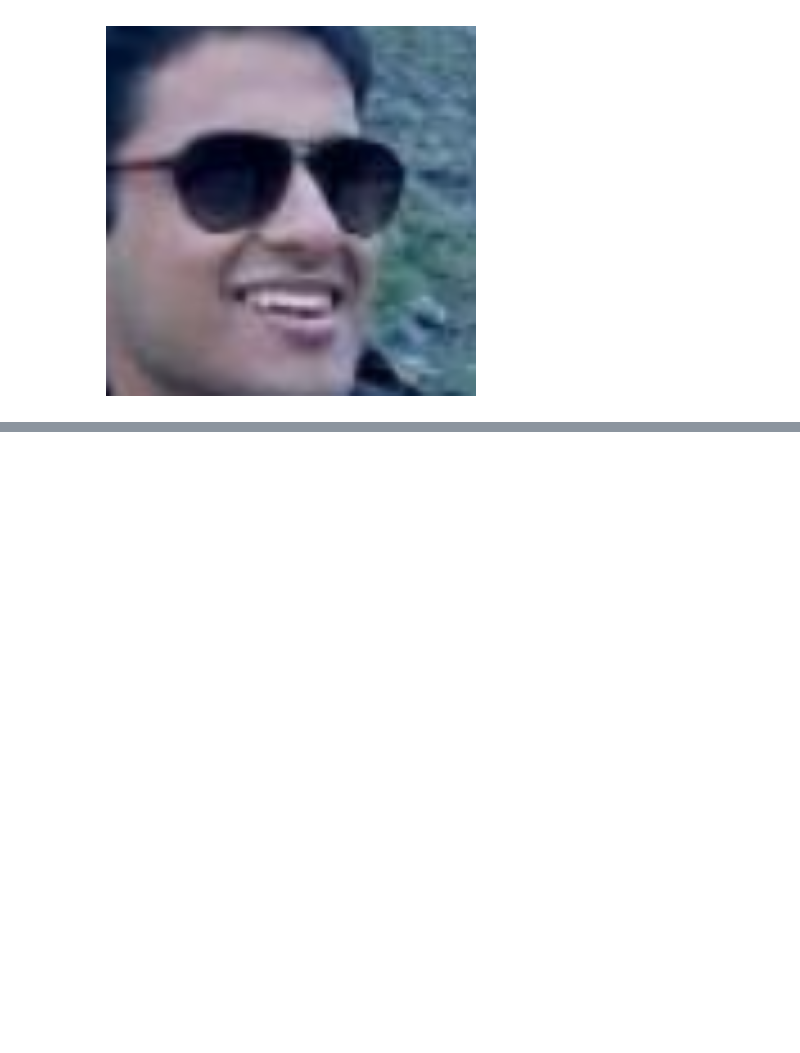
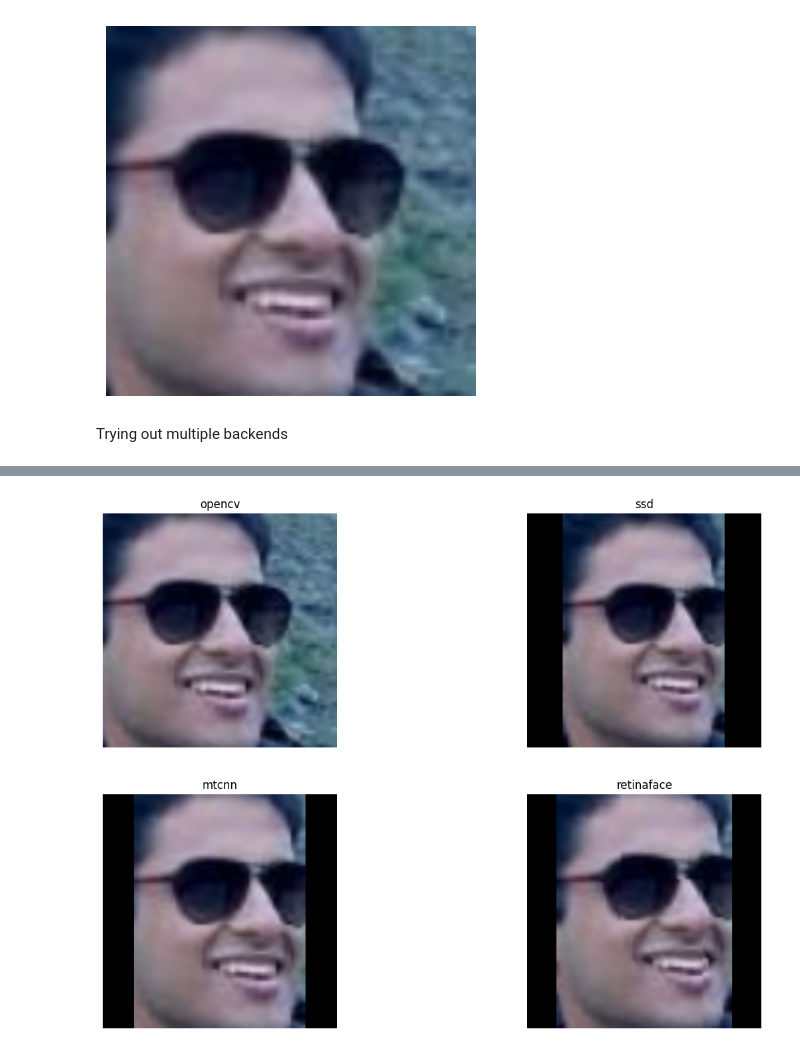
Before and after one commit to GouravMidya/imaging_using_deepface, a Jupyter notebook: Face_Detection.ipynb, the cells around one changed output, grey strips where cells are left out. Saved outputs shown, nothing was run; the diff lists cells and outputs as text; code cells hidden in the pictures; blank space fills up the shorter version.

Commit message:
trying to verify face matching

```diff
--- a/Face_Detection.ipynb
+++ b/Face_Detection.ipynb
@@ -5,3 +7,5 @@ import cv2
+# %%
+backends = ["opencv", "ssd", "mtcnn", "retinaface"]
 # %%
 face = DeepFace.detectFace(
     "gourav_image.png", target_size=(224,224),detector_backend = "opencv"
@@ -14,3 +18,21 @@ plt.axis('off')  # Turn off axis
 plt.show()  # Show the face
 # %% [output]
 [figure]
+# %% [markdown]
+Trying out multiple backends
+# %%
+fig, axs = plt.subplots(2, 2, figsize=(15, 10))
+axs = axs.flatten()
+
+for i, b in enumerate(backends):
+    try:
+        axs[i].set_title(b)
+        face = DeepFace.detectFace("gourav_image.png", target_size=(224,224), detector_backend=b)
+        axs[i].imshow(face[0])
+        axs[i].axis("off")
+    except Exception as e:
+        print(f"Error with backend {b}: {str(e)}")
+        pass
+
+plt.show()
+# %% [output]
@@ -16,0 +56 @@ plt.show()  # Show the face
+[figure, added]
```
Also changed, not shown: parts of 8 cells of this notebook.
